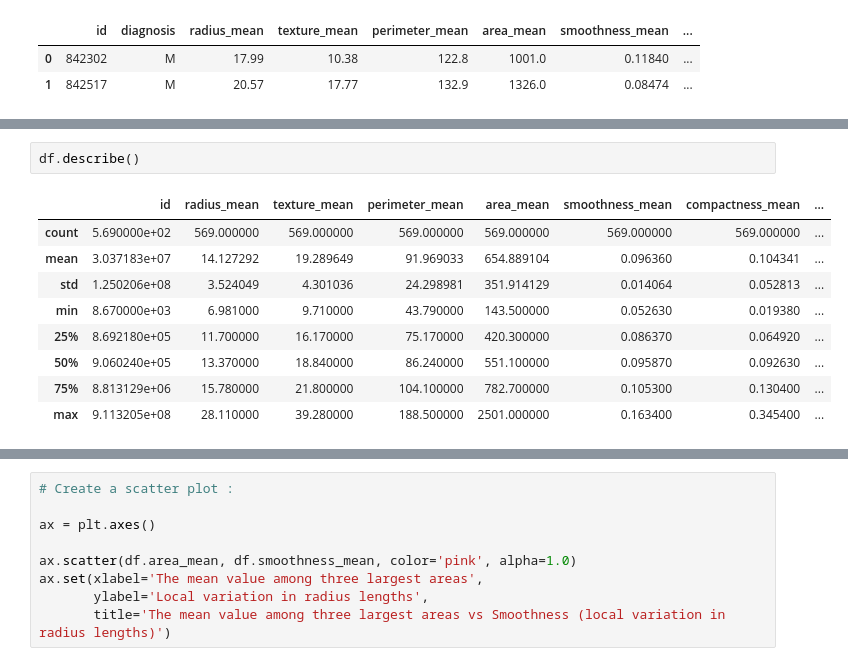
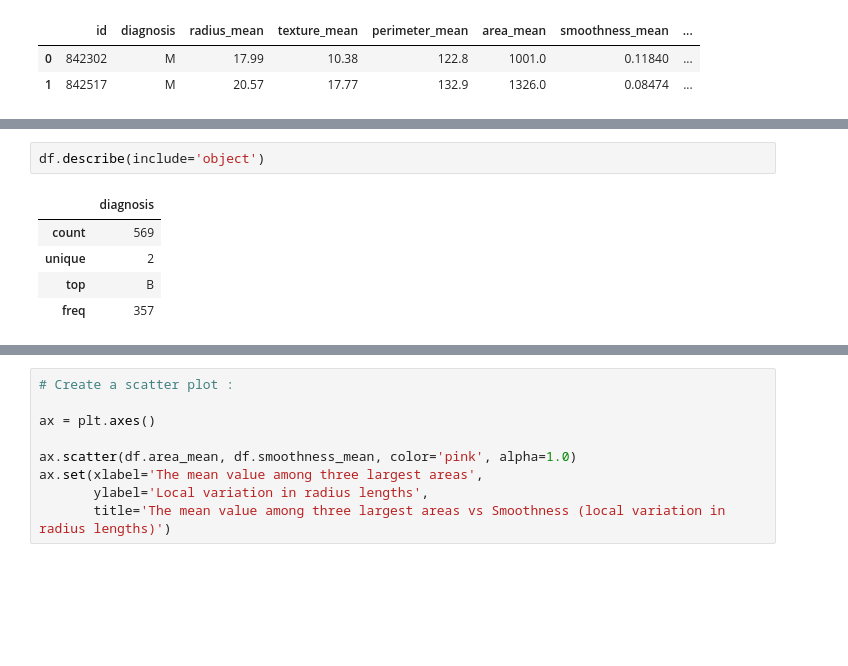
Before and after one commit to mohmaed7777/Breast-cancer-repo, a Jupyter notebook: Breast_cancer.ipynb, the cells around one changed output, grey strips where cells are left out. Saved outputs shown, nothing was run; the diff lists cells and outputs as text; blank space fills up the shorter version.

```diff
--- a/Breast_cancer.ipynb
+++ b/Breast_cancer.ipynb
@@ -145,15 +167,11 @@ df.head(2)
 # %%
-df.describe()
+df.describe(include='object')
 # %% [output]
-|  | id | radius_mean | texture_mean | perimeter_mean | area_mean | smoothness_mean | compactness_mean | ... |
-| count | 5.690000e+02 | 569.000000 | 569.000000 | 569.000000 | 569.000000 | 569.000000 | 569.000000 | ... |
-| mean | 3.037183e+07 | 14.127292 | 19.289649 | 91.969033 | 654.889104 | 0.096360 | 0.104341 | ... |
-| std | 1.250206e+08 | 3.524049 | 4.301036 | 24.298981 | 351.914129 | 0.014064 | 0.052813 | ... |
-| min | 8.670000e+03 | 6.981000 | 9.710000 | 43.790000 | 143.500000 | 0.052630 | 0.019380 | ... |
-| 25% | 8.692180e+05 | 11.700000 | 16.170000 | 75.170000 | 420.300000 | 0.086370 | 0.064920 | ... |
-| 50% | 9.060240e+05 | 13.370000 | 18.840000 | 86.240000 | 551.100000 | 0.095870 | 0.092630 | ... |
-| 75% | 8.813129e+06 | 15.780000 | 21.800000 | 104.100000 | 782.700000 | 0.105300 | 0.130400 | ... |
-| max | 9.113205e+08 | 28.110000 | 39.280000 | 188.500000 | 2501.000000 | 0.163400 | 0.345400 | ... |
+|  | diagnosis |
+| count | 569 |
+| unique | 2 |
+| top | B |
+| freq | 357 |
 # %%
 stats_df = df.describe()
 
```
Also changed, not shown: parts of 16 cells of this notebook.
